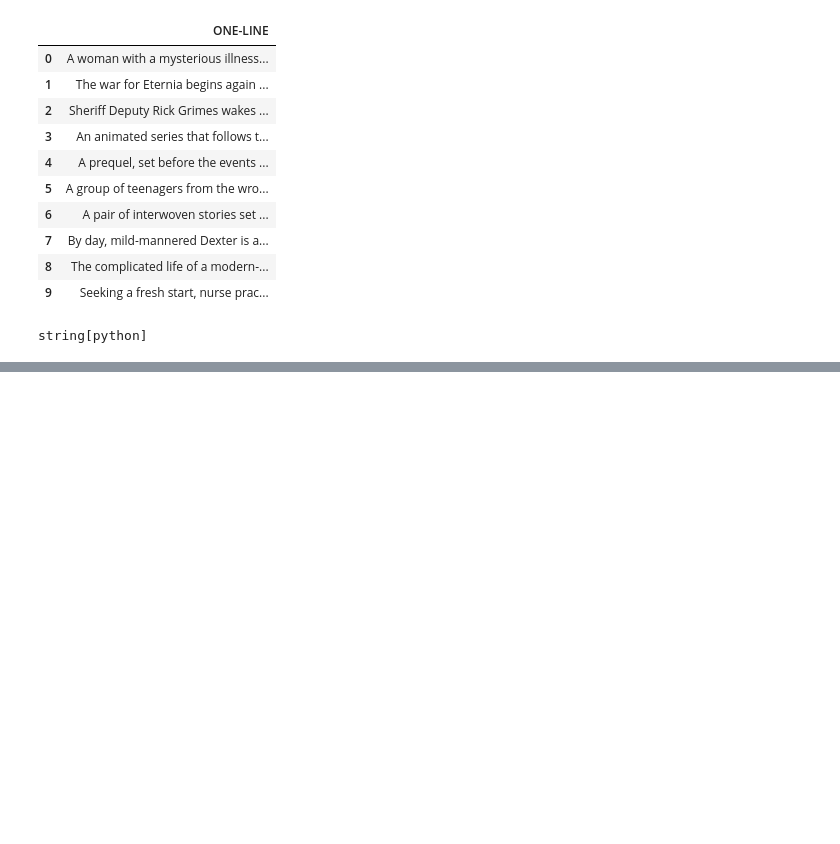
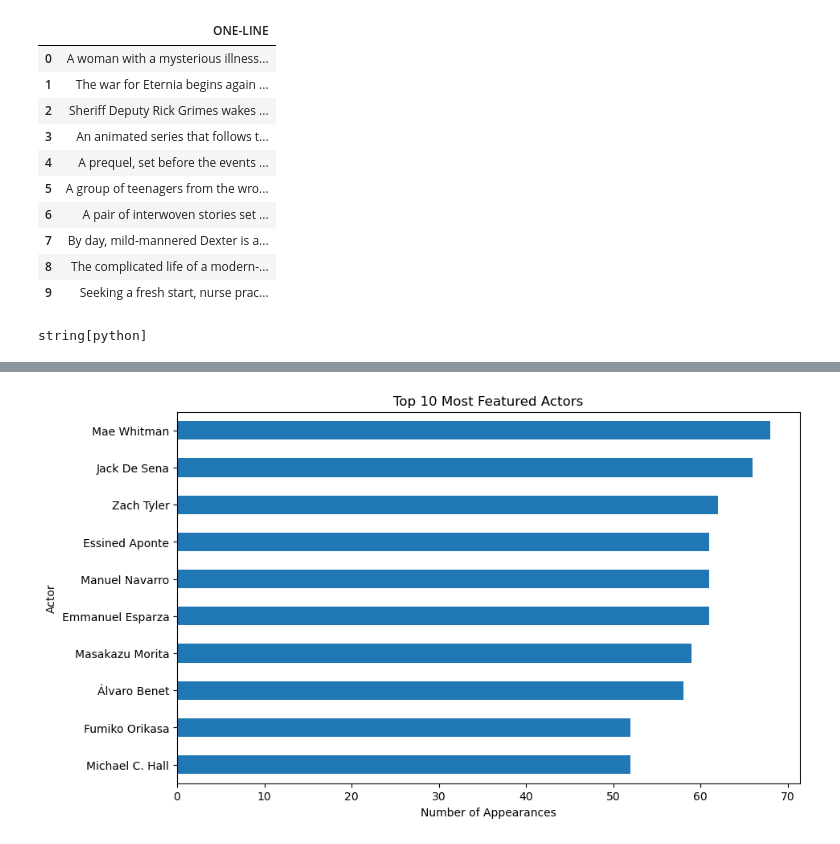
Before and after one commit to UgoChikezie2/Ugo_Chikezie_Project_Files, a Jupyter notebook: MOVIES DATASET FOR FEATURE EXTRACION ,PREDICTION.ipynb, the cells around one changed output, grey strips where cells are left out. Cells and saved outputs as stored; diff of their text form; code cells hidden in the pictures; blank space fills up the shorter version.

```diff
--- a/MOVIES DATASET FOR FEATURE EXTRACION ,PREDICTION.ipynb
+++ b/MOVIES DATASET FOR FEATURE EXTRACION ,PREDICTION.ipynb
@@ -507,0 +544,29 @@ string[python]
+# %%
+df['Director'] = (
+    df['STARS']
+    .str.extract(
+        r'Directors?:\s*(.*?)(?=\s*\||$)',
+        expand=False
+    )
+    .str.strip()
+)
+# %%
+df['Actors'] = (
+    df['STARS']
+    .str.extract(
+        r'Stars?:\s*(.*?)(?=\s*\||$)',
+        expand=False
+    )
+    .str.strip()
+)
+# %%
+df['Actors_List'] = df['Actors'].str.split(r'\s*,\s*')
+# %%
+actor_counts = (
+    df['Actors_List']
+    .explode()
+    .dropna()
+    .value_counts()
+)
+
+actor_counts.head(10)
@@ -507,0 +586,15 @@ string[python]
+# %%
+import matplotlib.pyplot as plt
+
+actor_counts.head(10).plot(
+    kind='barh',
+    figsize=(10, 6)
+)
+
+plt.title('Top 10 Most Featured Actors')
+plt.xlabel('Number of Appearances')
+plt.ylabel('Actor')
+plt.gca().invert_yaxis()
+plt.show()
+# %% [output]
+[figure, added]
```
Also changed, not shown: parts of 29 cells of this notebook.
